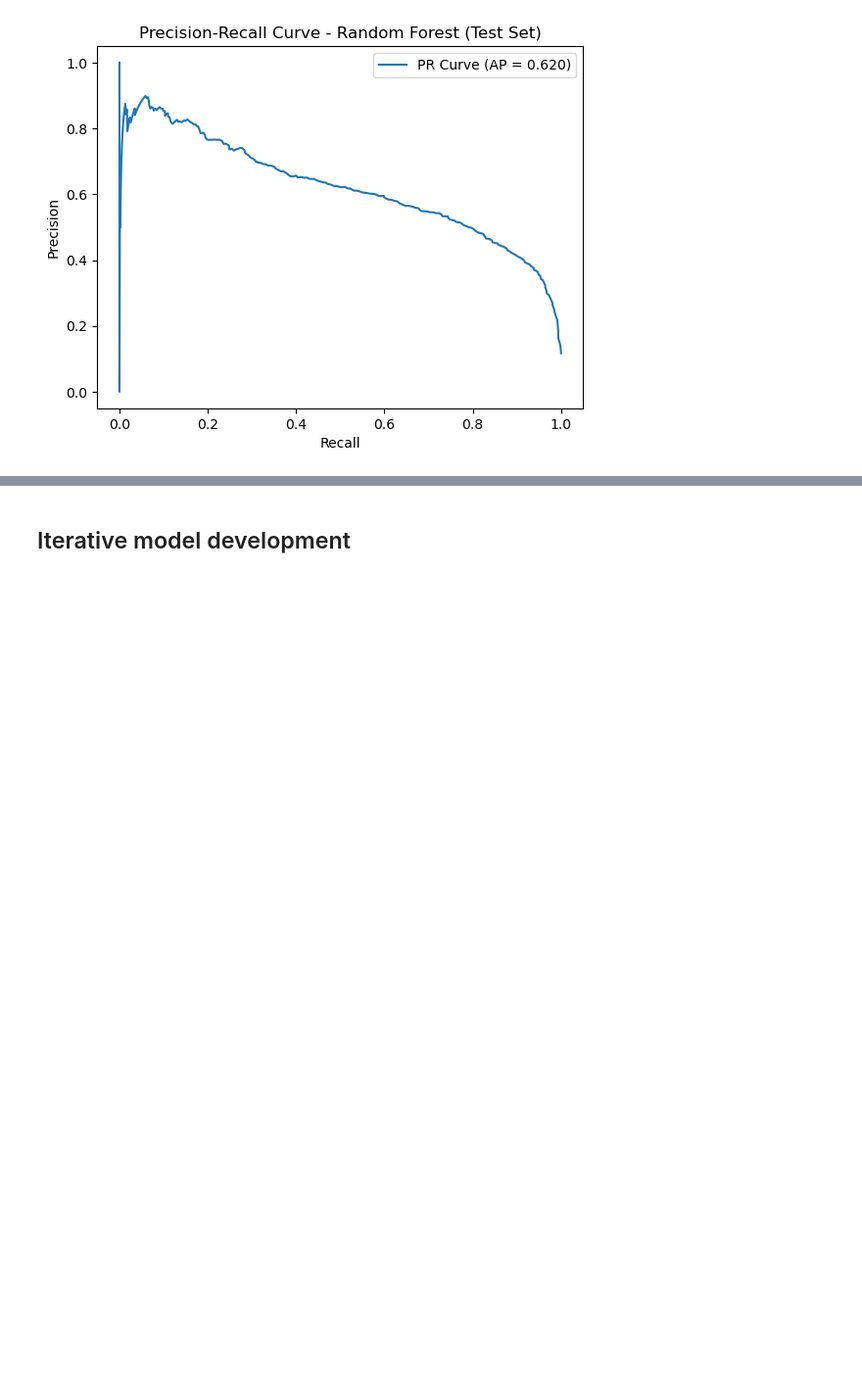
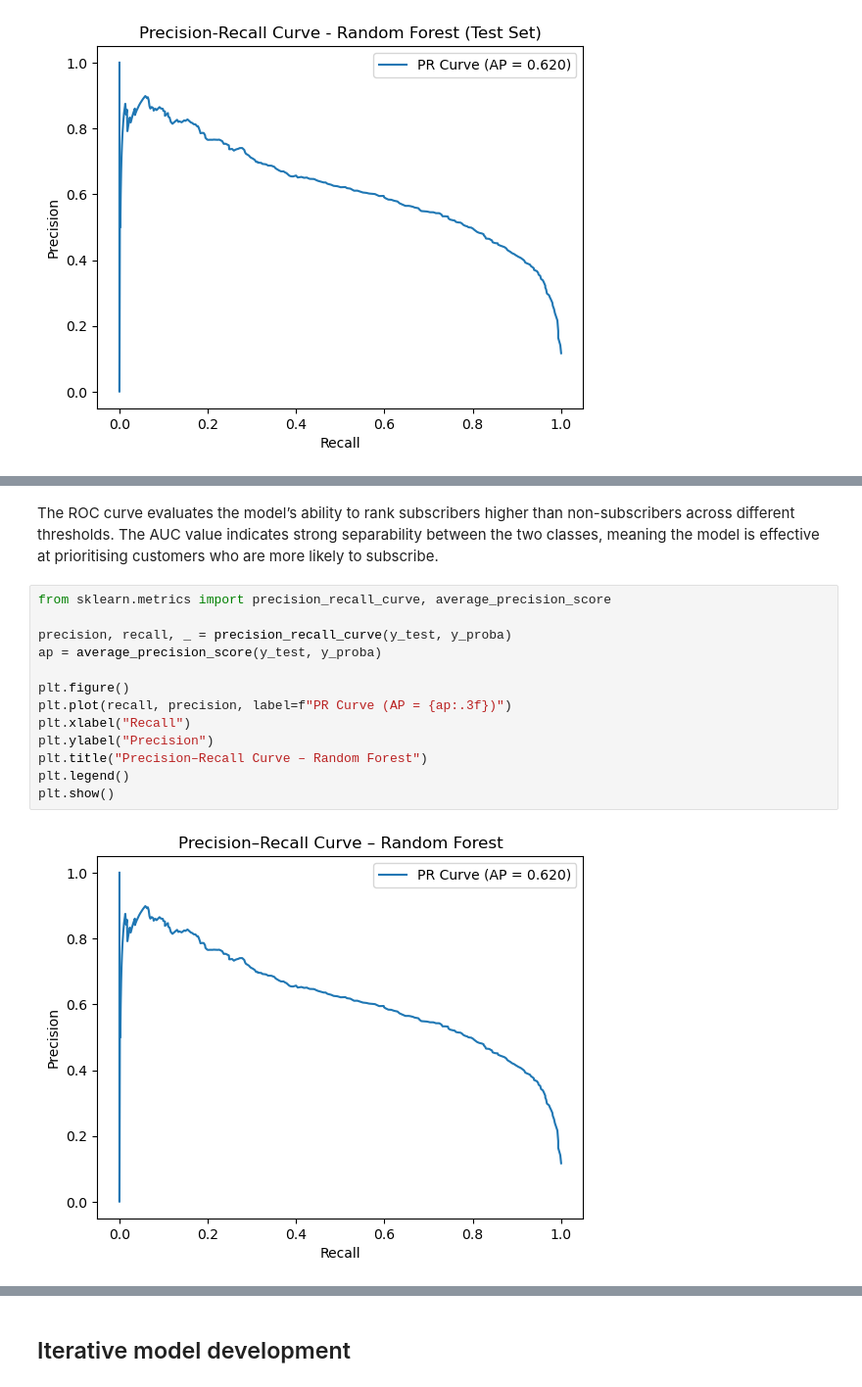
Before and after one commit to xousies/mldp-assignment, a Jupyter notebook: Program Codes.ipynb, the cells around one changed output, grey strips where cells are left out. Shown at 98% size. Cells and saved outputs as stored; diff of their text form; blank space fills up the shorter version.

```diff
--- a/Program Codes.ipynb
+++ b/Program Codes.ipynb
@@ -915,0 +873,18 @@ result_df
+# %% [markdown]
+The ROC curve evaluates the model’s ability to rank subscribers higher than non-subscribers across different thresholds.
+The AUC value indicates strong separability between the two classes, meaning the model is effective at prioritising customers who are more likely to subscribe.
+# %%
+from sklearn.metrics import precision_recall_curve, average_precision_score
+
+precision, recall, _ = precision_recall_curve(y_test, y_proba)
+ap = average_precision_score(y_test, y_proba)
+
+plt.figure()
+plt.plot(recall, precision, label=f"PR Curve (AP = {ap:.3f})")
+plt.xlabel("Recall")
+plt.ylabel("Precision")
+plt.title("Precision–Recall Curve – Random Forest")
+plt.legend()
+plt.show()
+# %% [output]
+[figure, added]
```
Also changed, not shown: parts of 16 cells of this notebook.
